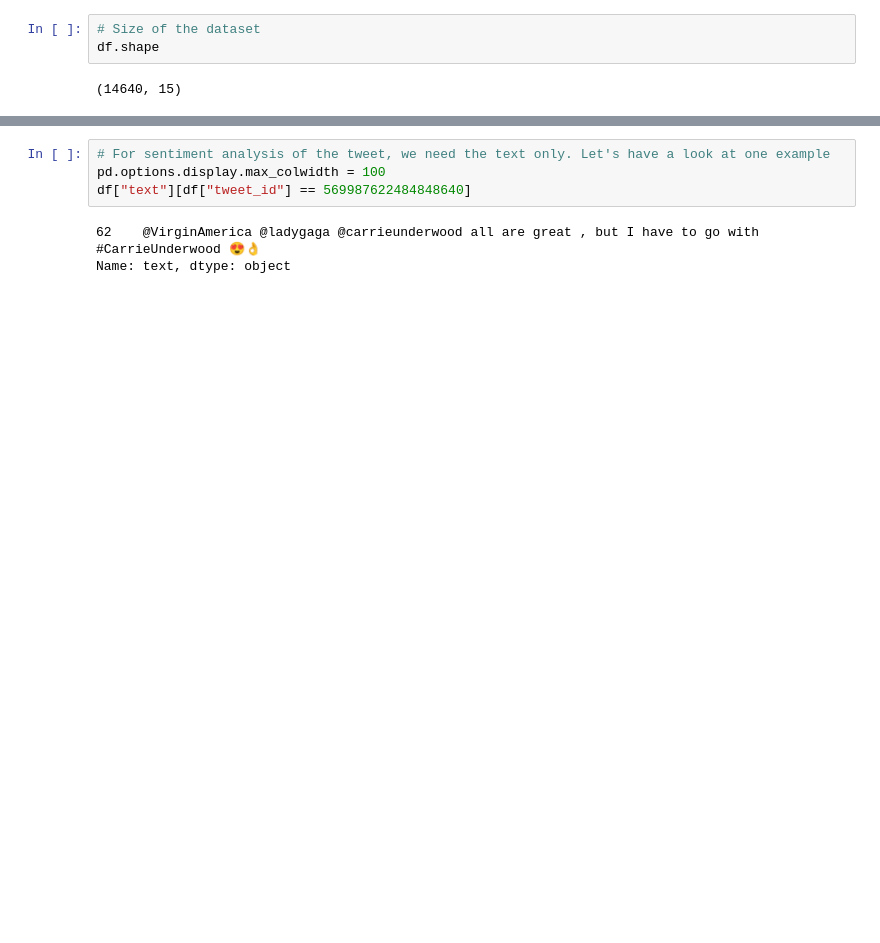
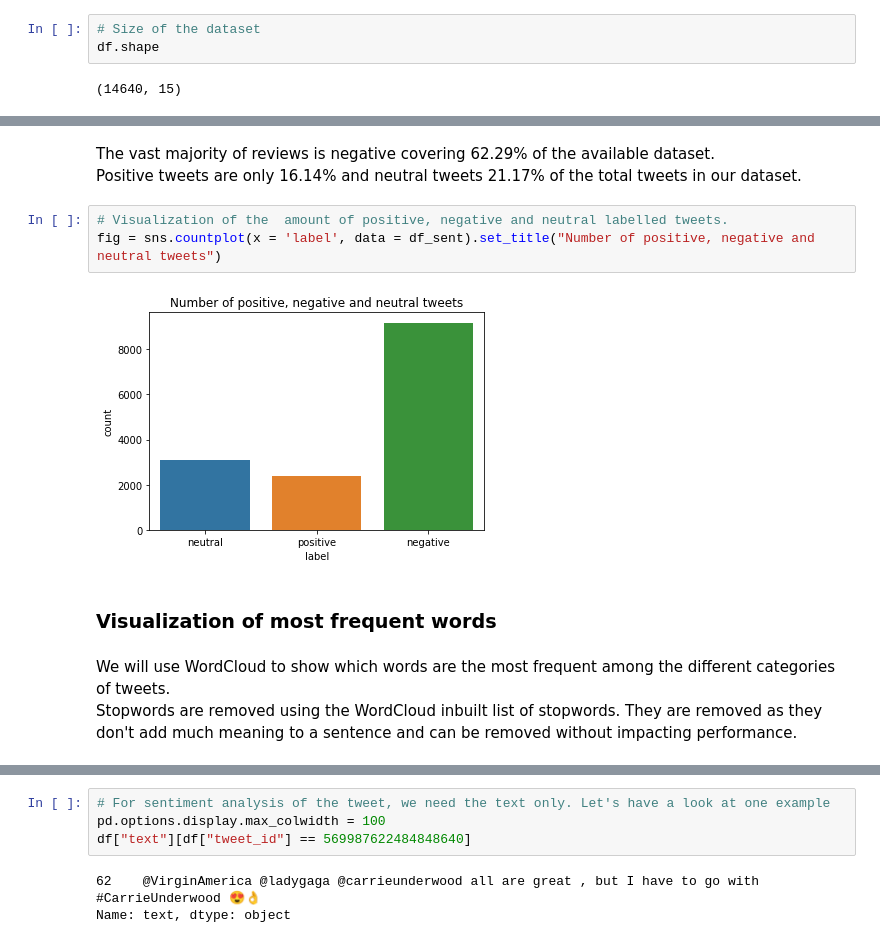
Before and after one commit to kwulffert/ULMFiT_Sentiment_Analysis, a Jupyter notebook: ULMFiT_Sentiment_Analysis.ipynb, the cells around one changed output, grey strips where cells are left out. Cells and saved outputs as stored; diff of their text form; blank space fills up the shorter version.

```diff
--- a/ULMFiT_Sentiment_Analysis.ipynb
+++ b/ULMFiT_Sentiment_Analysis.ipynb
@@ -73,0 +114,13 @@ dtype: object
+# %% [markdown]
+The vast majority of reviews is negative covering 62.29% of the available dataset.
+<br>Positive tweets are only 16.14% and neutral tweets 21.17% of the total tweets in our dataset.
+# %%
+# Visualization of the  amount of positive, negative and neutral labelled tweets.
+fig = sns.countplot(x = 'label', data = df_sent).set_title("Number of positive, negative and neutral tweets")
+# %% [output]
+[figure, added]
+# %% [markdown]
+### Visualization of most frequent words
+# %% [markdown]
+We will use WordCloud to show which words are the most frequent among the different categories of tweets.
+<br>Stopwords are removed using the WordCloud inbuilt list of stopwords. They are removed as they don't add much meaning to a sentence and can be removed without impacting performance.
```
Also changed, not shown: parts of 35 cells of this notebook.
